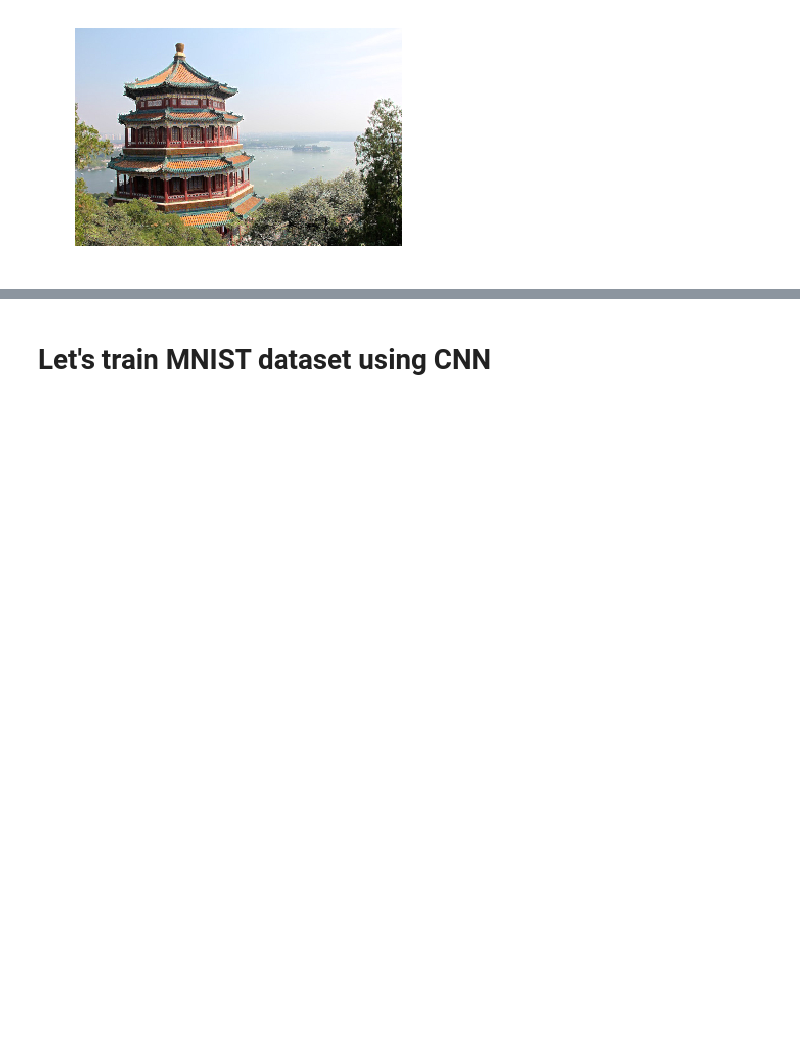
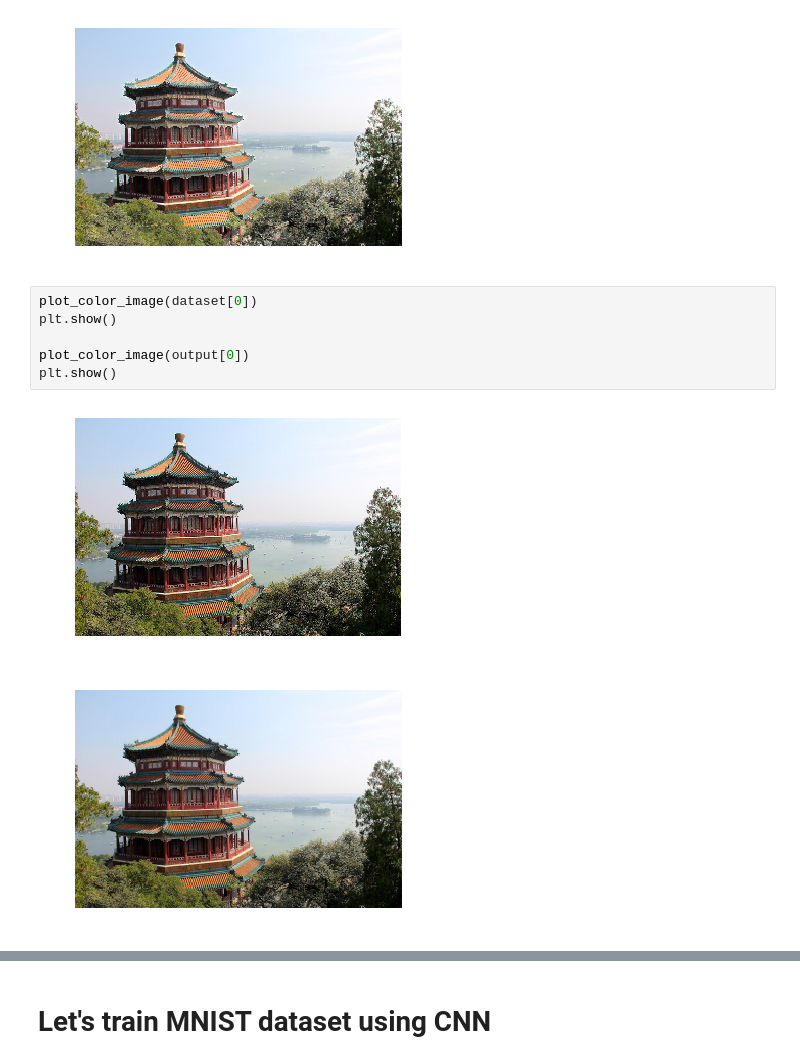
Before and after one commit to cloudxlab/ml, a Jupyter notebook: deep_learning/convolutional_neural_networks.ipynb, the cells around one changed output, grey strips where cells are left out. Saved outputs shown, nothing was run; the diff lists cells and outputs as text; blank space fills up the shorter version.

```diff
--- a/deep_learning/convolutional_neural_networks.ipynb
+++ b/deep_learning/convolutional_neural_networks.ipynb
@@ -406,3 +436,12 @@ plt.show()
 # %% [output]
 [figure]
 [figure]
+# %%
+plot_color_image(dataset[0])
+plt.show()
+
+plot_color_image(output[0])
+plt.show()
+# %% [output]
+[figure, added]
+[figure, added]
```
Also changed, not shown: parts of 11 cells of this notebook.
